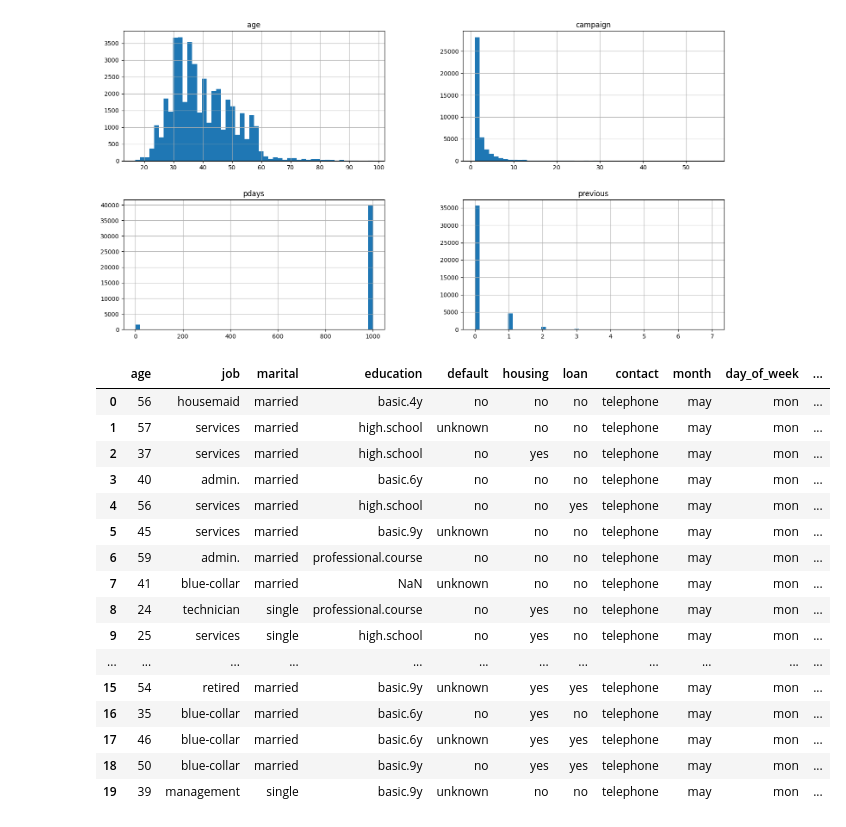
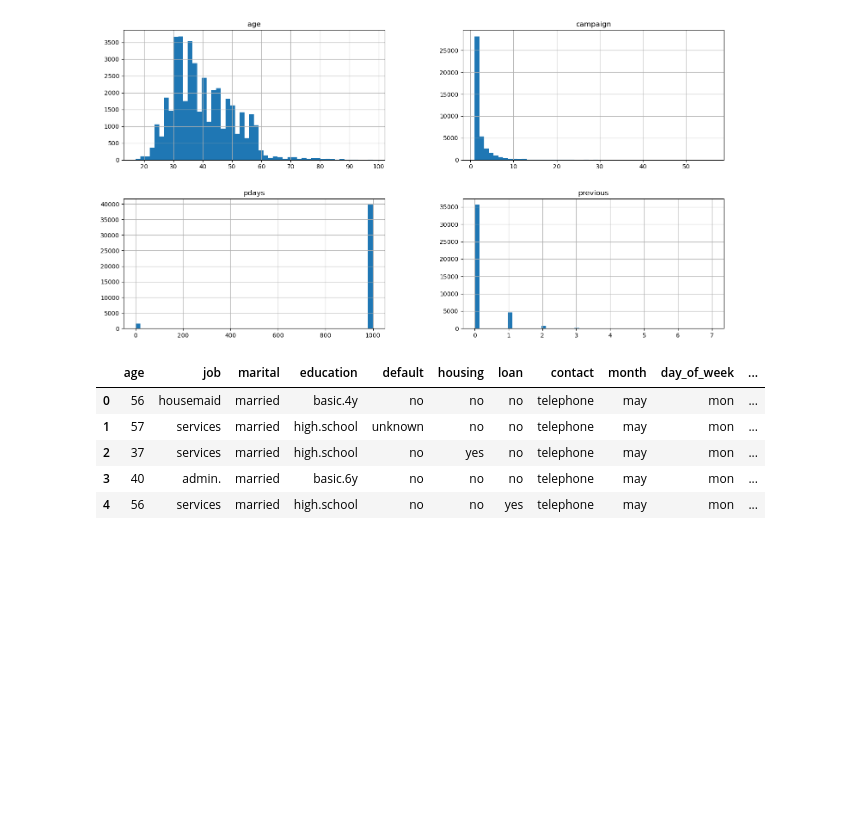
Before and after one commit to s22403MB/Inzynierka, a Jupyter notebook: Inzynierka_analiza_modeli.ipynb, the cells around one changed output. Cells and saved outputs as stored; diff of their text form; code cells hidden in the pictures; blank space fills up the shorter version.

```diff
--- a/Inzynierka_analiza_modeli.ipynb
+++ b/Inzynierka_analiza_modeli.ipynb
@@ -31,25 +19,14 @@ plt.show()
 # %% [output]
 [figure]
 # %%
-df.head(20)
+df.head()
 # %% [output]
 |  | age | job | marital | education | default | housing | loan | contact | month | day_of_week | ... |
 | 0 | 56 | housemaid | married | basic.4y | no | no | no | telephone | may | mon | ... |
 | 1 | 57 | services | married | high.school | unknown | no | no | telephone | may | mon | ... |
 | 2 | 37 | services | married | high.school | no | yes | no | telephone | may | mon | ... |
 | 3 | 40 | admin. | married | basic.6y | no | no | no | telephone | may | mon | ... |
 | 4 | 56 | services | married | high.school | no | no | yes | telephone | may | mon | ... |
-| 5 | 45 | services | married | basic.9y | unknown | no | no | telephone | may | mon | ... |
-| 6 | 59 | admin. | married | professional.course | no | no | no | telephone | may | mon | ... |
-| 7 | 41 | blue-collar | married | NaN | unknown | no | no | telephone | may | mon | ... |
-| 8 | 24 | technician | single | professional.course | no | yes | no | telephone | may | mon | ... |
-| 9 | 25 | services | single | high.school | no | yes | no | telephone | may | mon | ... |
-| ... | ... | ... | ... | ... | ... | ... | ... | ... | ... | ... | ... |
-| 15 | 54 | retired | married | basic.9y | unknown | yes | yes | telephone | may | mon | ... |
-| 16 | 35 | blue-collar | married | basic.6y | no | yes | no | telephone | may | mon | ... |
-| 17 | 46 | blue-collar | married | basic.6y | unknown | yes | yes | telephone | may | mon | ... |
-| 18 | 50 | blue-collar | married | basic.9y | no | yes | yes | telephone | may | mon | ... |
-| 19 | 39 | management | single | basic.9y | unknown | no | no | telephone | may | mon | ... |
 # %%
 def scaleMinMax(dataFrame, columnName):
     scaler = MinMaxScaler()
```
Also changed, not shown: parts of 20 cells of this notebook.
